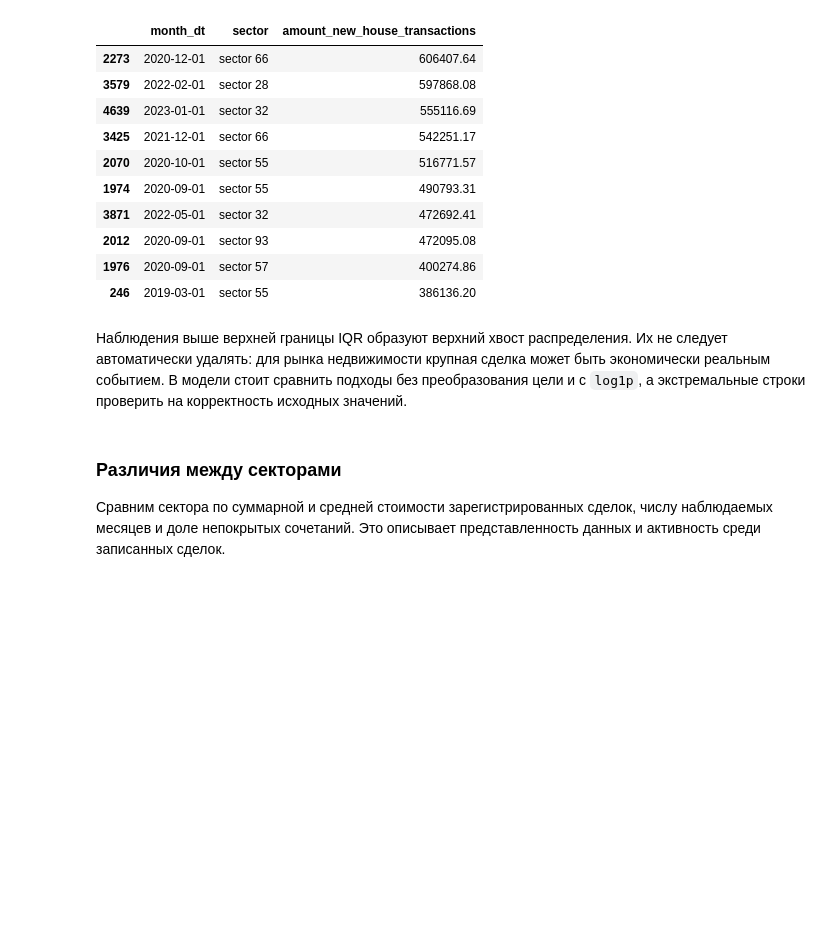
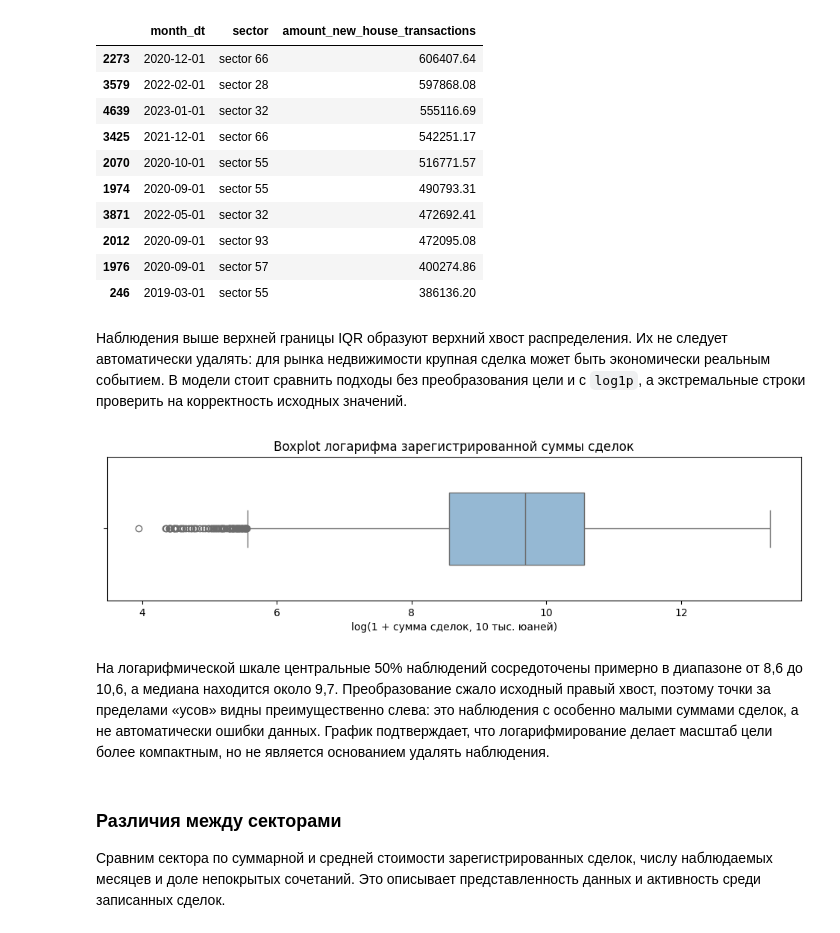
Before and after one commit to nikkyzp/ml-project, a Jupyter notebook: EDA.ipynb, the cells around one changed output. Drawn from its saved outputs; the diff is of its cells as text; code cells hidden in the pictures; blank space fills up the shorter version.

Commit message:
Add boxplot and explanation for the choice of correlation

```diff
--- a/EDA.ipynb
+++ b/EDA.ipynb
@@ -561,8 +561,24 @@ display(high_outliers.nlargest(10, TARGET)[["month_dt", "sector", TARGET]])
 | 2012 | 2020-09-01 | sector 93 | 472095.08 |
 | 1976 | 2020-09-01 | sector 57 | 400274.86 |
 | 246 | 2019-03-01 | sector 55 | 386136.20 |
-# %% [markdown]
-Наблюдения выше верхней границы IQR образуют верхний хвост распределения. Их не следует автоматически удалять: для рынка недвижимости крупная сделка может быть экономически реальным событием. В модели стоит сравнить подходы без преобразования цели и с `log1p`, а экстремальные строки проверить на корректность исходных значений.
+# %% [markdown]
+Наблюдения выше верхней границы IQR образуют верхний хвост распределения. Их не следует автоматически удалять: для рынка недвижимости крупная сделка может быть экономически реальным событием. В модели стоит сравнить подходы без преобразования цели и с `log1p`, а экстремальные строки проверить на корректность исходных значений.
+# %%
+plt.figure(figsize=(12, 2.5))
+
+sns.boxplot(
+    x=np.log1p(observed_target[TARGET]),
+    color="#8bbadd",
+    width=0.5
+)
+
+plt.title("Boxplot логарифма зарегистрированной суммы сделок")
+plt.xlabel("log(1 + сумма сделок, 10 тыс. юаней)")
+plt.show()
+# %% [output]
+[figure, added]
+# %% [markdown]
+На логарифмической шкале центральные 50% наблюдений сосредоточены примерно в диапазоне от 8,6 до 10,6, а медиана находится около 9,7. Преобразование сжало исходный правый хвост, поэтому точки за пределами «усов» видны преимущественно слева: это наблюдения с особенно малыми суммами сделок, а не автоматически ошибки данных. График подтверждает, что логарифмирование делает масштаб цели более компактным, но не является основанием удалять наблюдения.
 # %% [markdown]
 ### Различия между секторами
 
```
Also changed, not shown: parts of 2 cells of this notebook.
